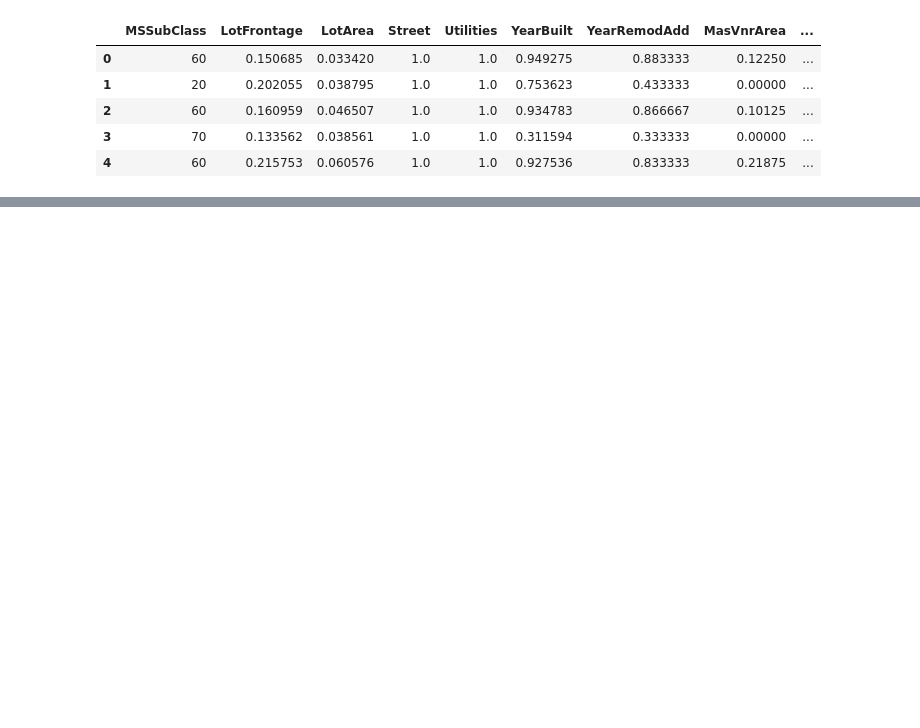
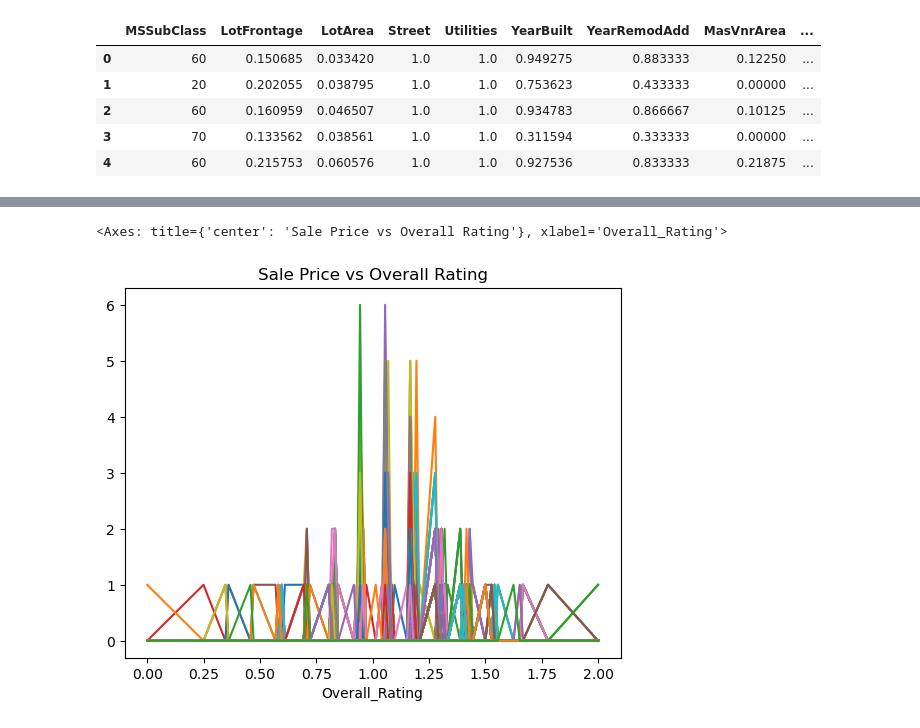
Before and after one commit to JonathanGalvanB/House-prices---Erdos-Institute-DS-Bootcamp-2024, a Jupyter notebook: Notebooks/data_visualization.ipynb, the cells around one changed output, grey strips where cells are left out. Saved outputs shown, nothing was run; the diff lists cells and outputs as text; code cells hidden in the pictures; blank space fills up the shorter version.

```diff
--- a/Notebooks/data_visualization.ipynb
+++ b/Notebooks/data_visualization.ipynb
@@ -338,0 +357,5 @@ houses.to_csv('../data/processed_data.csv',index=False)
+# %%
+pd.crosstab(houses['Overall_Rating'], houses['SalePrice']).plot(kind='line', title = 'Sale Price vs Overall Rating', legend=False)
+# %% [output]
+<Axes: title={'center': 'Sale Price vs Overall Rating'}, xlabel='Overall_Rating'>
+[figure, added]
```
Also changed, not shown: parts of 13 cells of this notebook.
